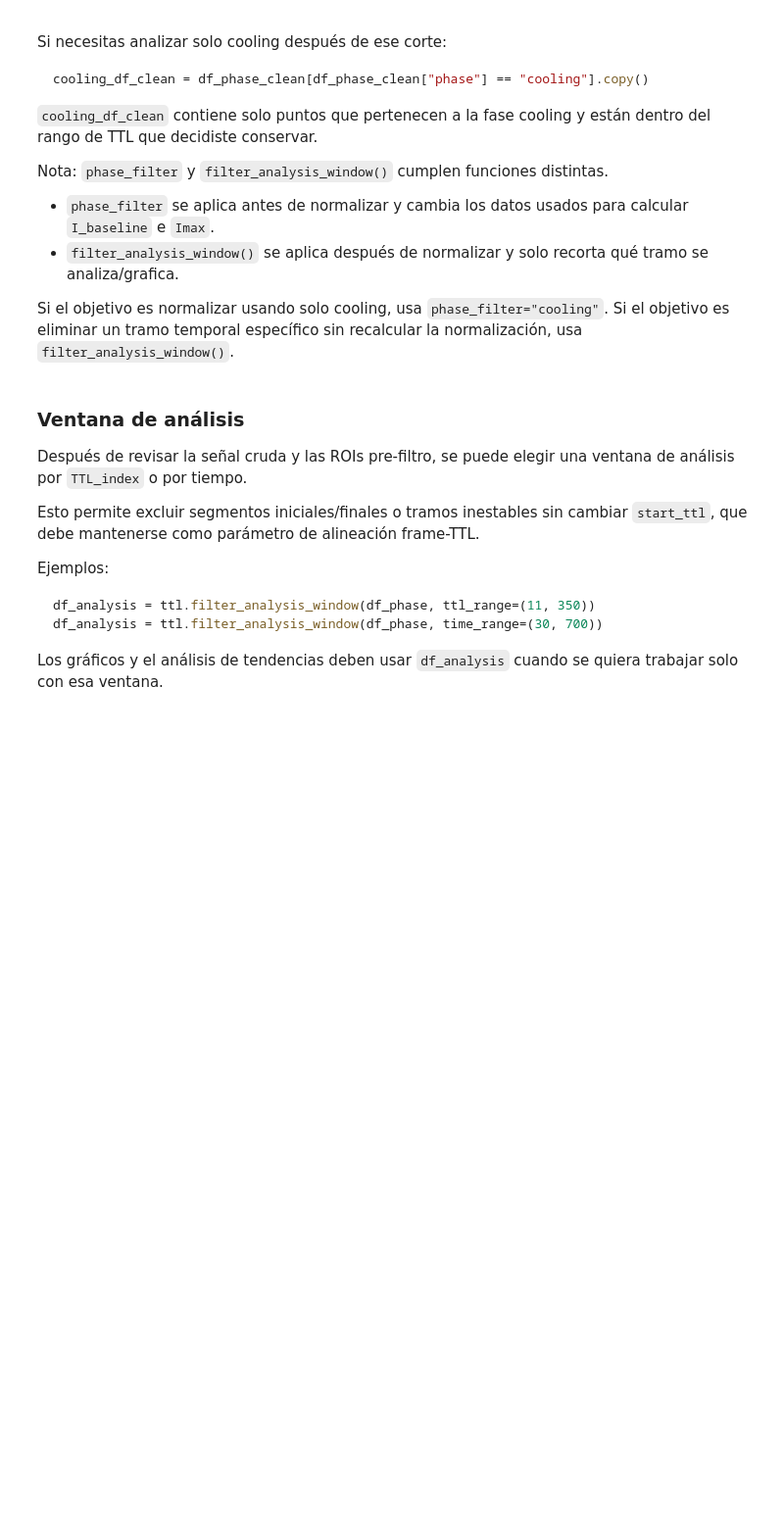
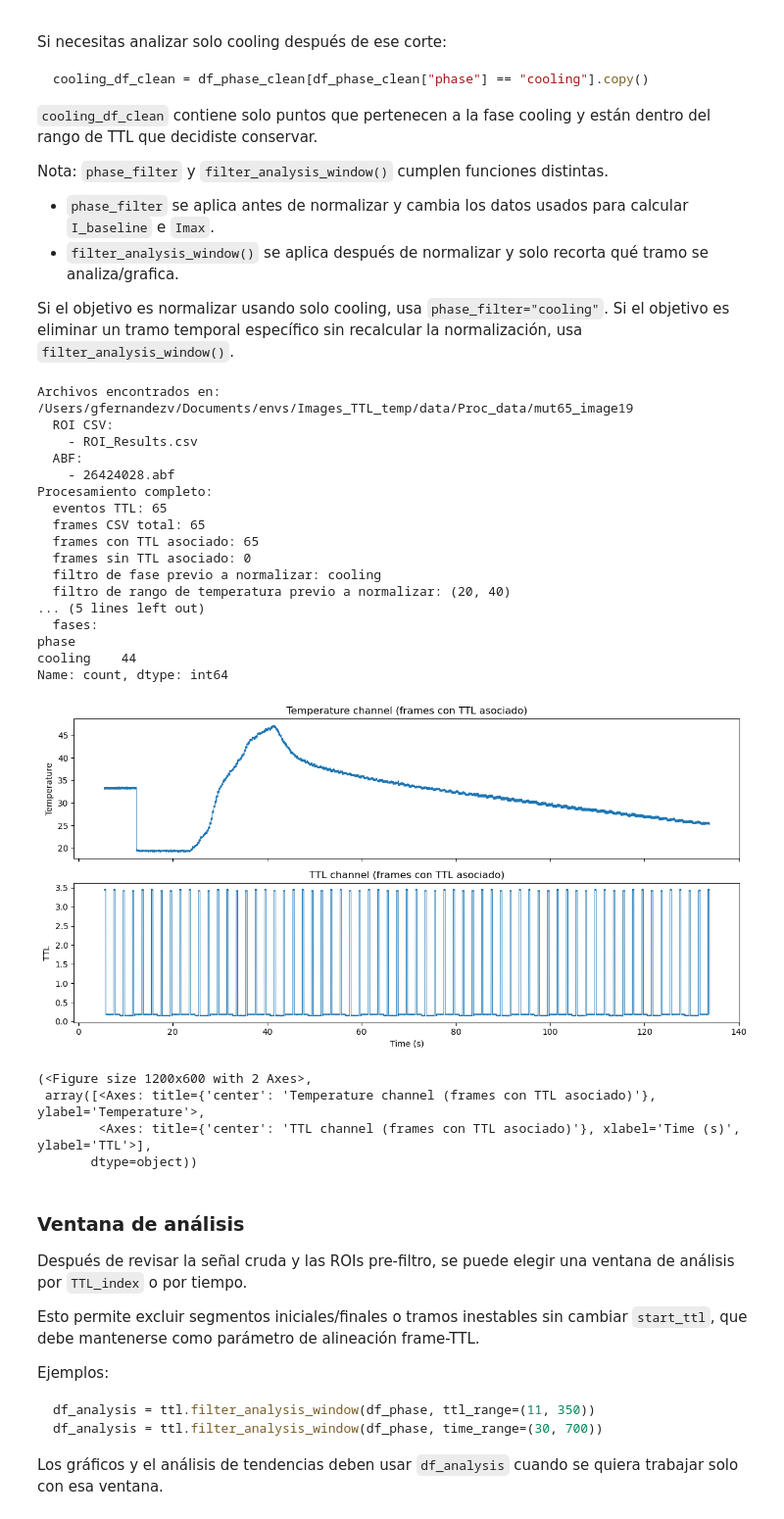
Before and after one commit to Gfernandezv/CBIB_ttl_fluo_sync, a Jupyter notebook: notebooks/01_preprocessing.ipynb, the cells around one changed output. Shown at 98% size. Saved outputs shown, nothing was run; the diff lists cells and outputs as text; code cells hidden in the pictures; blank space fills up the shorter version.

```diff
--- a/notebooks/01_preprocessing.ipynb
+++ b/notebooks/01_preprocessing.ipynb
@@ -106,8 +106,22 @@ Nota: `phase_filter` y `filter_analysis_window()` cumplen funciones distintas.
 Si el objetivo es normalizar usando solo cooling, usa `phase_filter="cooling"`. Si el objetivo es eliminar un tramo temporal específico sin recalcular la normalización, usa `filter_analysis_window()`.
 # %%
 input_dir = "/Users/gfernandezv/Documents/envs/Images_TTL_temp/data/Proc_data/mut65_image19"
-sample = "sample_19"
-genotype = "m65"
+sample = None
+genotype = None
+
+folder_name = Path(input_dir).name
+if sample is None or genotype is None:
+    parts = folder_name.split("_")
+    if len(parts) == 2 and parts[0].startswith("mut") and parts[1].startswith("image"):
+        inferred_genotype = "m" + parts[0][3:]
+        inferred_sample = "sample_" + parts[1][5:]
+    else:
+        inferred_genotype = None
+        inferred_sample = None
+
+    sample = sample or inferred_sample
+    genotype = genotype or inferred_genotype
+
 start_ttl = 0
 phase_filter = "cooling"  # opciones: None, "cooling", "heating"
 temp_ranges={
@@ -117,33 +131,57 @@ temp_ranges={
     }
 # Acota la normalización (I_baseline, Imax, T_at_Imax) a la ventana térmica
 # de análisis (20-40°C), definida a partir del análisis previo, para que Imax
 # no quede definido por puntos fuera de esa ventana. Debe cubrir target_temp
 # y los temp_ranges de arriba.
+
 temp_range = (20, 40)
 
 processed = ttl.process_sample(
     input_dir,
     start_ttl=start_ttl,
     threshold=2.0,
     target_temp=25,
     norm_type=1,
     phase_filter=phase_filter,
     temp_range=temp_range,
 )
 
 files = processed["files"]
 data = processed["data"]
 df_norm = processed["df_norm"]
 df_phase = processed["df_phase"]
 heating_df = processed["heating_df"]
 cooling_df = processed["cooling_df"]
 
 ttl.plot_temp_ttl(
     data,
     temp_ttl_df=processed["temp_ttl_df"],
     frame_counts=processed["frame_counts"],
     only_used_frames=True,
 )
+# %% [output]
+Archivos encontrados en: /Users/gfernandezv/Documents/envs/Images_TTL_temp/data/Proc_data/mut65_image19
+  ROI CSV:
+    - ROI_Results.csv
+  ABF:
+    - 26424028.abf
+Procesamiento completo:
+  eventos TTL: 65
+  frames CSV total: 65
+  frames con TTL asociado: 65
+  frames sin TTL asociado: 0
+  filtro de fase previo a normalizar: cooling
+  filtro de rango de temperatura previo a normalizar: (20, 40)
+... (5 lines left out)
+  fases:
+phase
+cooling    44
+Name: count, dtype: int64
+[figure, added]
+(<Figure size 1200x600 with 2 Axes>,
+ array([<Axes: title={'center': 'Temperature channel (frames con TTL asociado)'}, ylabel='Temperature'>,
+        <Axes: title={'center': 'TTL channel (frames con TTL asociado)'}, xlabel='Time (s)', ylabel='TTL'>],
+       dtype=object))
 # %% [markdown]
 ### Ventana de análisis
 
```
Also changed, not shown: parts of 7 cells of this notebook, 1 other file.
